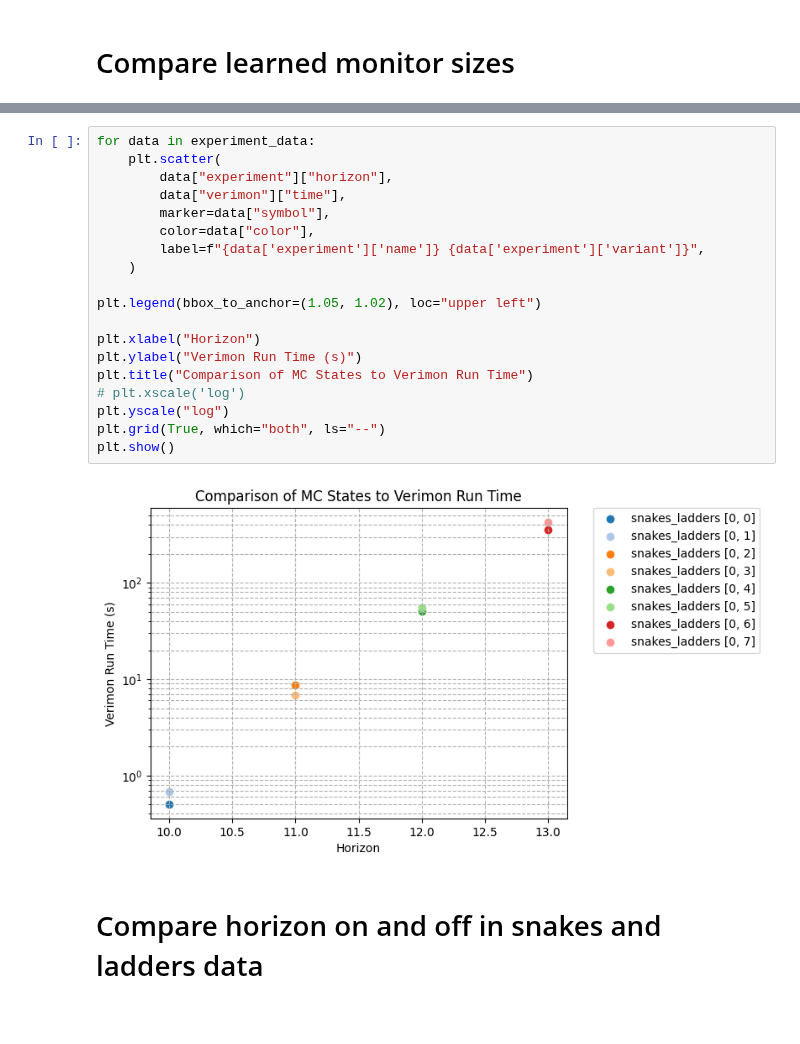
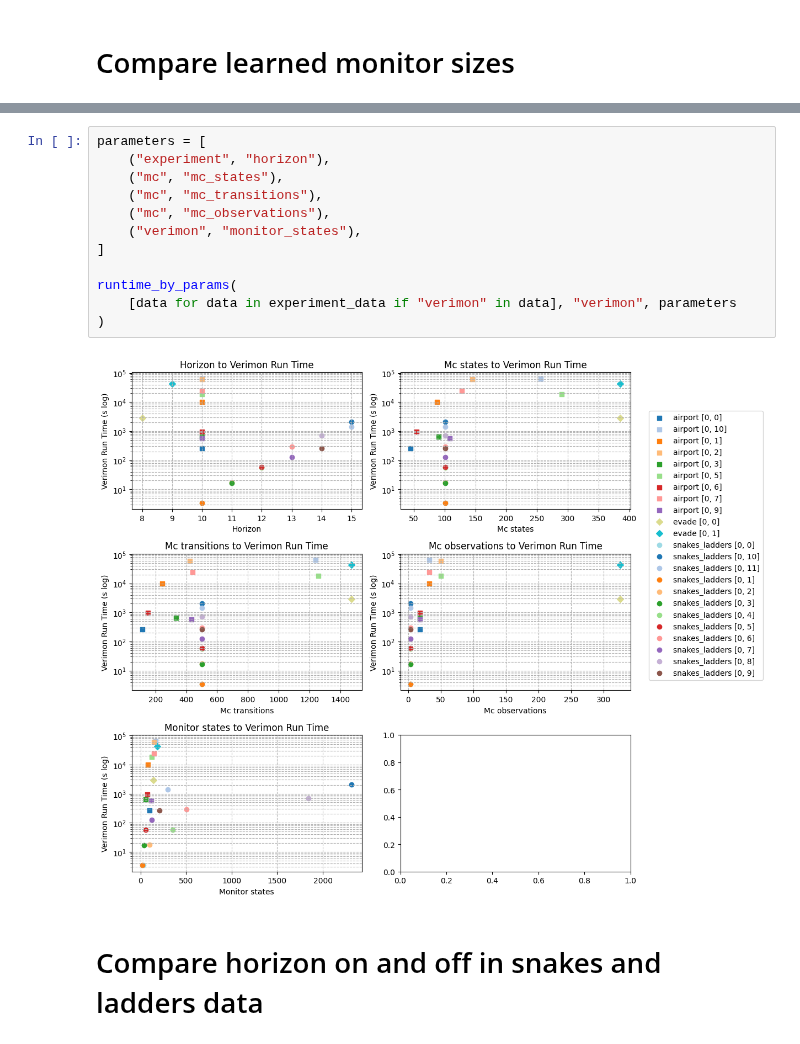
Before and after one commit to lukovdm/monitor-conformence, a Jupyter notebook: notebooks/Analysis.ipynb, the cells around one changed output, grey strips where cells are left out. Saved outputs shown, nothing was run; the diff lists cells and outputs as text; blank space fills up the shorter version.

```diff
--- a/notebooks/Analysis.ipynb
+++ b/notebooks/Analysis.ipynb
@@ -192,24 +87,17 @@ plt.show()
-# %%
-for data in experiment_data:
-    plt.scatter(
-        data["experiment"]["horizon"],
-        data["verimon"]["time"],
-        marker=data["symbol"],
-        color=data["color"],
-        label=f"{data['experiment']['name']} {data['experiment']['variant']}",
-    )
-
-plt.legend(bbox_to_anchor=(1.05, 1.02), loc="upper left")
-
-plt.xlabel("Horizon")
-plt.ylabel("Verimon Run Time (s)")
-plt.title("Comparison of MC States to Verimon Run Time")
-# plt.xscale('log')
-plt.yscale("log")
-plt.grid(True, which="both", ls="--")
-plt.show()
-# %% [output]
-[figure, removed]
+# %%
+parameters = [
+    ("experiment", "horizon"),
+    ("mc", "mc_states"),
+    ("mc", "mc_transitions"),
+    ("mc", "mc_observations"),
+    ("verimon", "monitor_states"),
+]
+
+runtime_by_params(
+    [data for data in experiment_data if "verimon" in data], "verimon", parameters
+)
+# %% [output]
+[figure, added]
 # %% [markdown]
 # Compare horizon on and off in snakes and ladders data
 # %%
```
Also changed, not shown: parts of 13 cells of this notebook, 11 other files.
